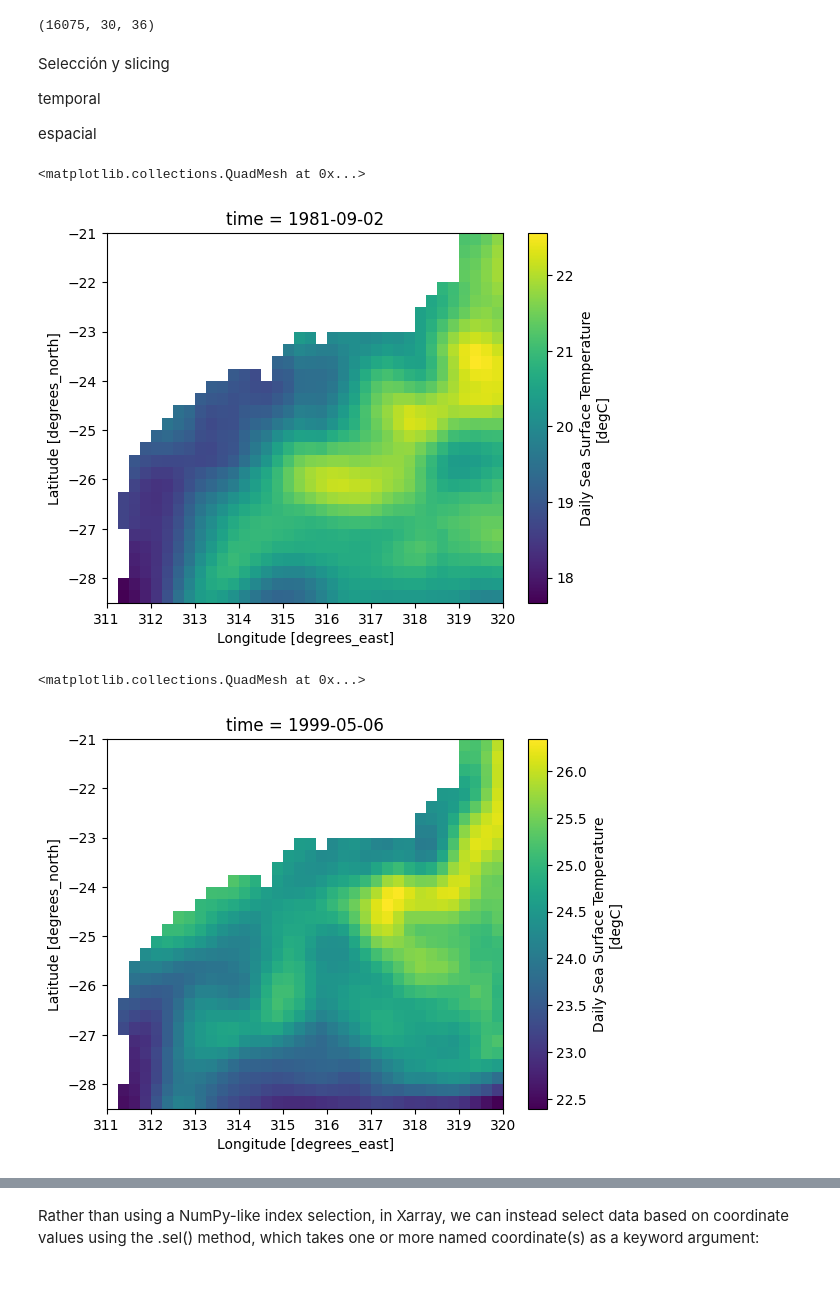
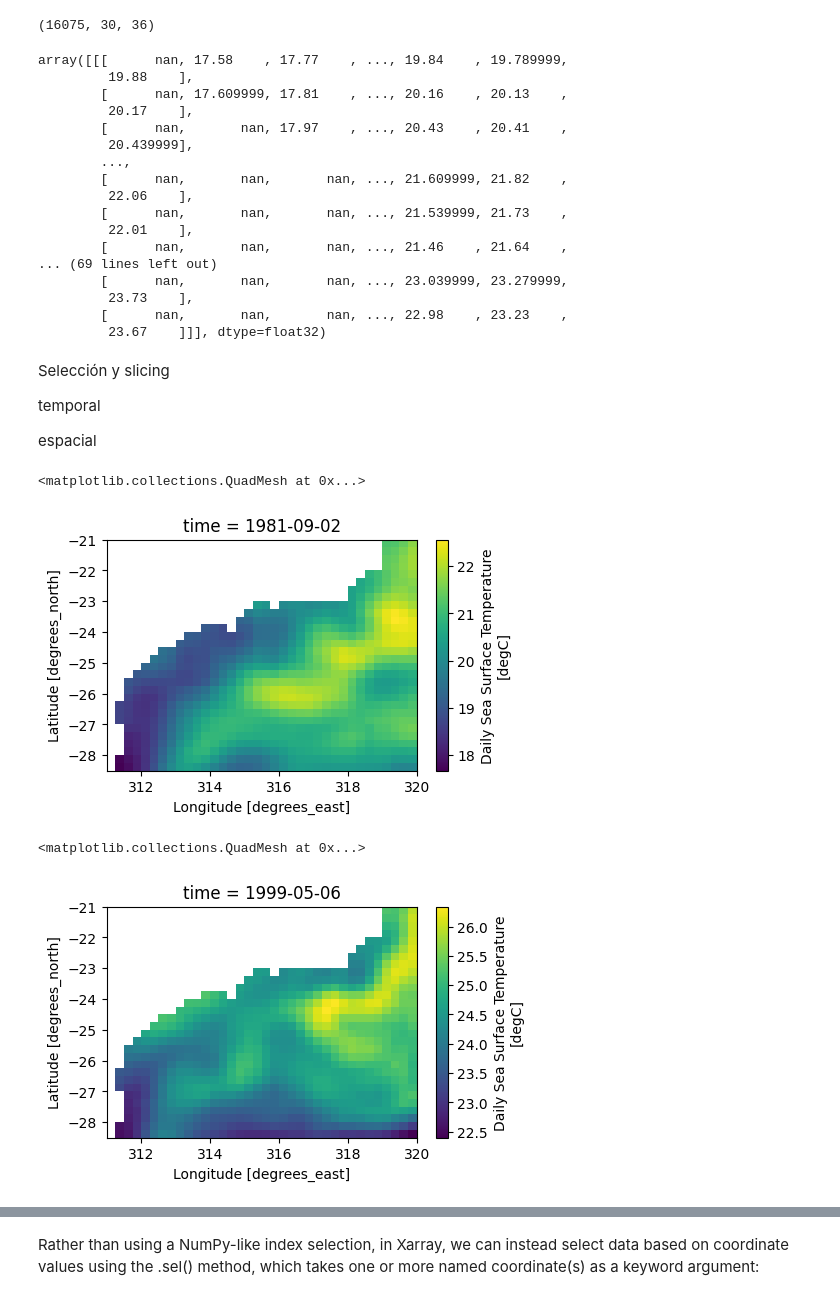
Before and after one commit to francobarrionuevoenv21/XArrray_CQSC, a Jupyter notebook: Tutoriales/Tutorial2_YYYYYY.ipynb, the cells around one changed output, grey strips where cells are left out. Cells and saved outputs as stored; diff of their text form; code cells hidden in the pictures.

```diff
--- a/Tutoriales/Tutorial2_YYYYYY.ipynb
+++ b/Tutoriales/Tutorial2_YYYYYY.ipynb
@@ -4,8 +5,8 @@ import matplotlib.pyplot as plt
 # %% [markdown]
 Lectura y visualización de los datos
 # %%
-ds_sst = xr.open_dataset('https://github.com/francobarrionuevoenv21/XArrray_CQSC/raw/refs/heads/main/Data/sst_brasil.nc')
-
+sst_path = 'https://github.com/francobarrionuevoenv21/XArrray_CQSC/raw/refs/heads/main/Data/sst_brasil.nc'
+ds_sst = xr.open_dataset(sst_path)
 ds_sst
 # %% [output]
 <xarray.Dataset> Size: 70MB
@@ -98,6 +82,26 @@ Attributes:
 ds_sst.sst.shape
 # %% [output]
 (16075, 30, 36)
+# %%
+ds_sst.sst.values
+# %% [output]
+array([[[      nan, 17.58    , 17.77    , ..., 19.84    , 19.789999,
+         19.88    ],
+        [      nan, 17.609999, 17.81    , ..., 20.16    , 20.13    ,
+         20.17    ],
+        [      nan,       nan, 17.97    , ..., 20.43    , 20.41    ,
+         20.439999],
+        ...,
+        [      nan,       nan,       nan, ..., 21.609999, 21.82    ,
+         22.06    ],
+        [      nan,       nan,       nan, ..., 21.539999, 21.73    ,
+         22.01    ],
+        [      nan,       nan,       nan, ..., 21.46    , 21.64    ,
+... (69 lines left out)
+        [      nan,       nan,       nan, ..., 23.039999, 23.279999,
+         23.73    ],
+        [      nan,       nan,       nan, ..., 22.98    , 23.23    ,
+         23.67    ]]], dtype=float32)
 # %% [markdown]
 Selección y slicing
 
@@ -107,17 +111,17 @@ espacial
 # %%
 sst_ds_isel = ds_sst.isel(time=1)
 
-sst_ds_isel.sst.plot()
+sst_ds_isel.sst.plot(figsize=(5, 3))
 # %% [output]
 <matplotlib.collections.QuadMesh at 0x...>
-[figure, old version]
+[figure, new version]
 # %%
 sst_ds_sel = ds_sst.sel(time='1999-05-06')
 
-sst_ds_sel.sst.plot()
+sst_ds_sel.sst.plot(figsize=(5, 3))
 # %% [output]
 <matplotlib.collections.QuadMesh at 0x...>
-[figure, old version]
+[figure, new version]
 # %%
 sst_ds_slice = ds_sst.sel(time=slice('1999-05-06', '1999-05-11'))
 
```
Also changed, not shown: parts of 4 cells of this notebook.
